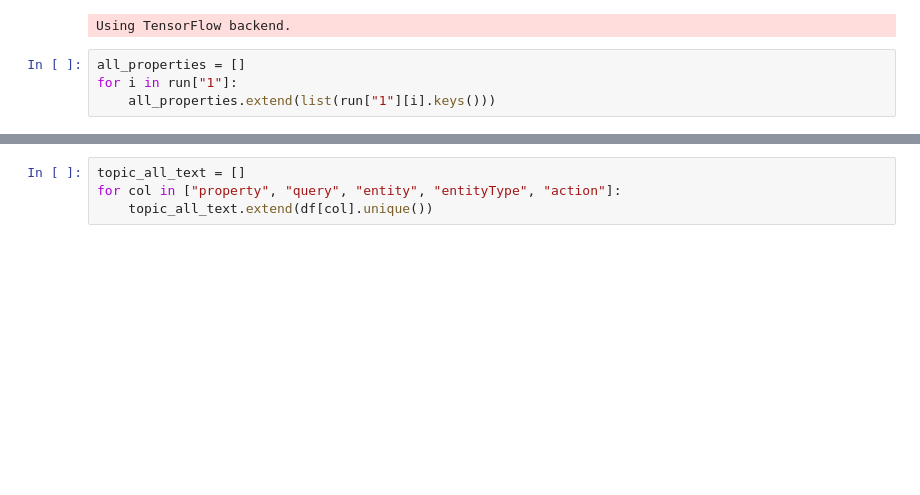
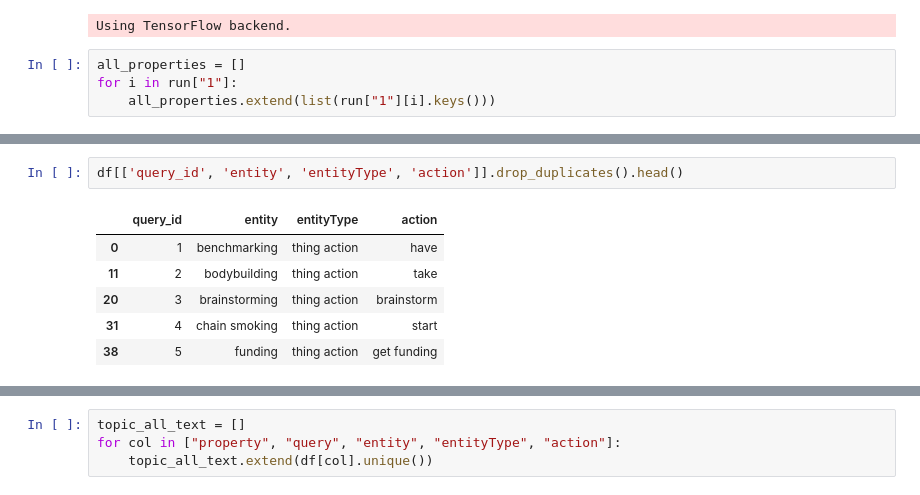
Before and after one commit to feay1234/WikiHow-Task-Based, a Jupyter notebook: AKG Experiments.ipynb, the cells around one changed output, grey strips where cells are left out. Saved outputs shown, nothing was run; the diff lists cells and outputs as text; blank space fills up the shorter version.

```diff
--- a/AKG Experiments.ipynb
+++ b/AKG Experiments.ipynb
@@ -176,0 +149,9 @@ for col in df_wiki.columns:
+# %%
+df[['query_id', 'entity', 'entityType', 'action']].drop_duplicates().head()
+# %% [output]
+|  | query_id | entity | entityType | action |
+| 0 | 1 | benchmarking | thing action | have |
+| 11 | 2 | bodybuilding | thing action | take |
+| 20 | 3 | brainstorming | thing action | brainstorm |
+| 31 | 4 | chain smoking | thing action | start |
+| 38 | 5 | funding | thing action | get funding |
```
Also changed, not shown: parts of 36 cells of this notebook, 1 other file.
